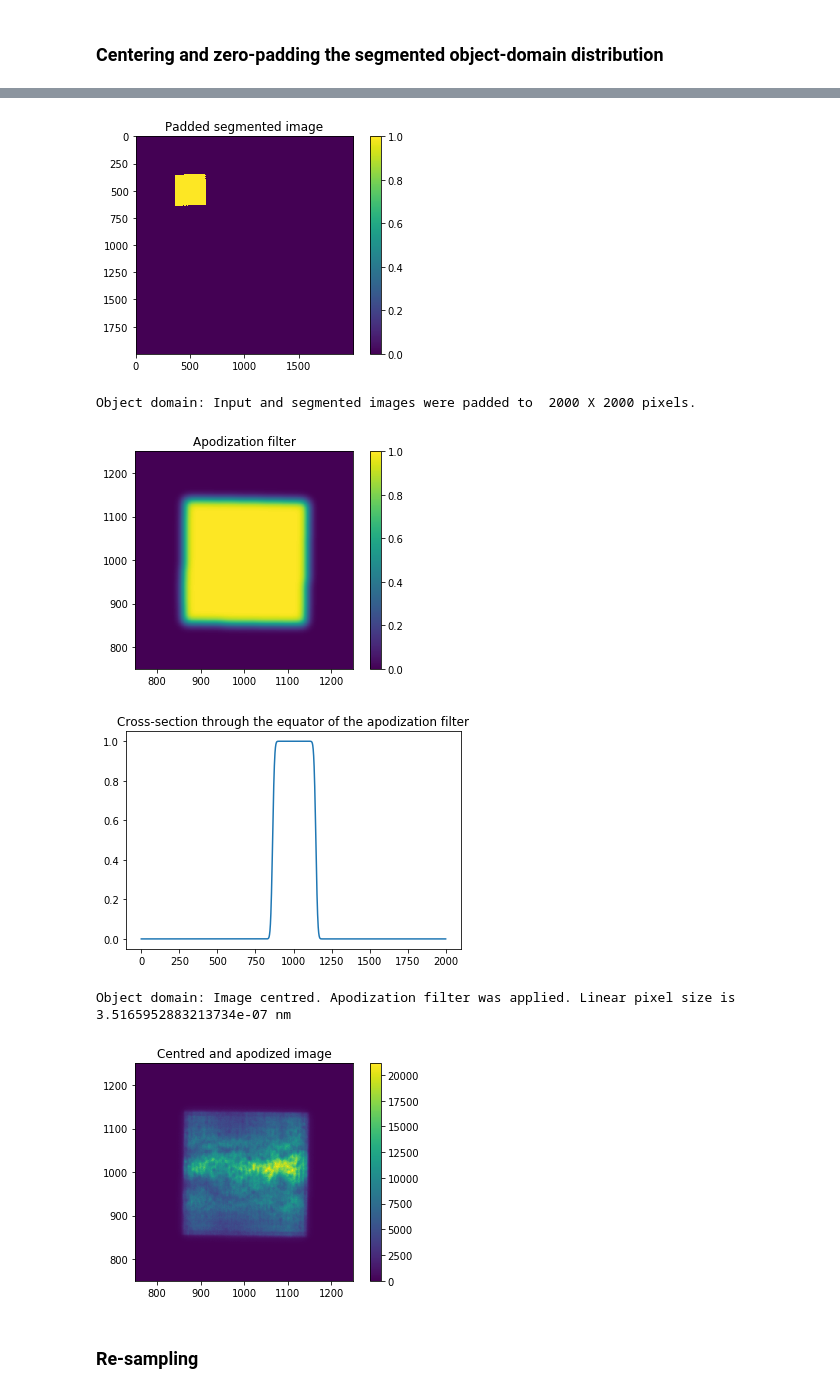
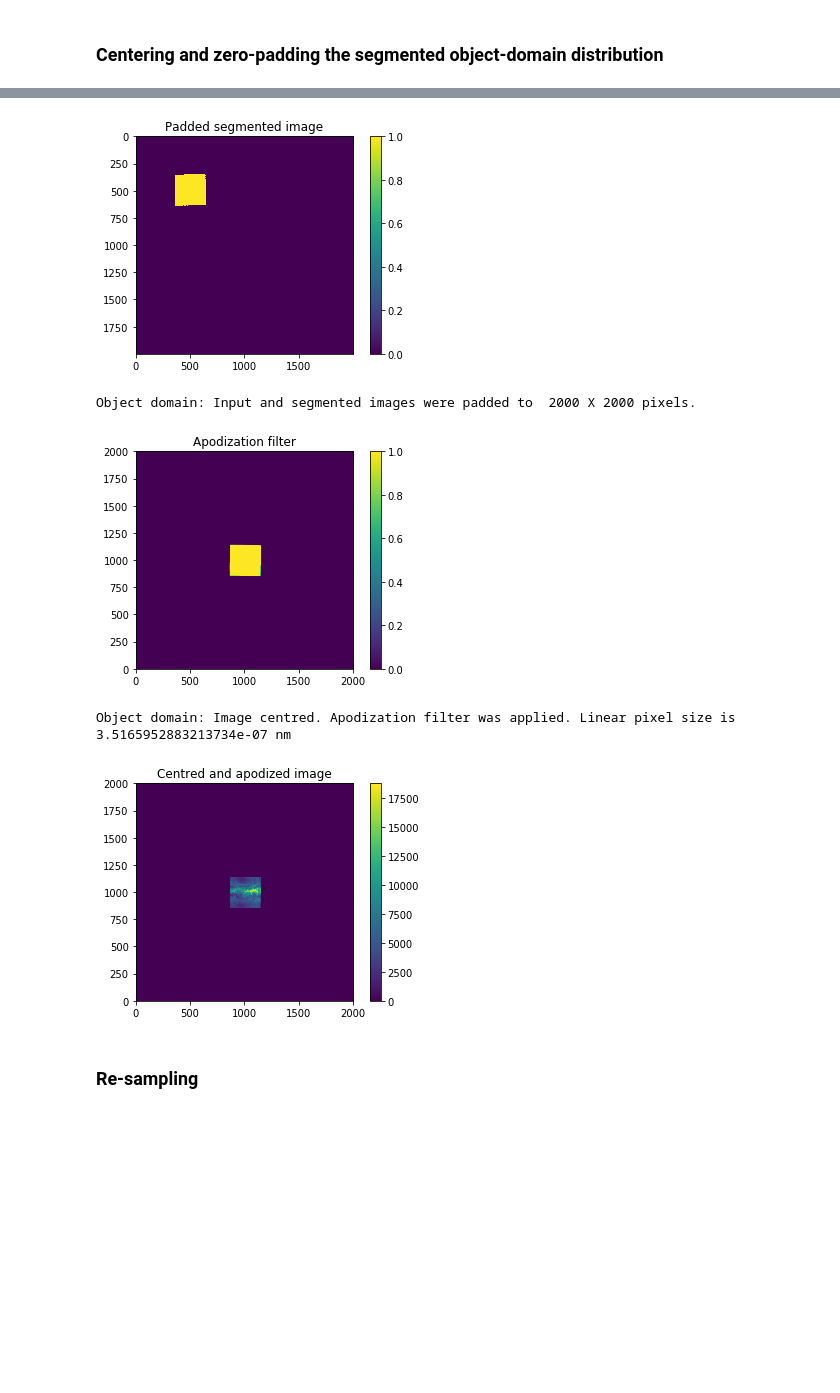
Before and after one commit to pkliui/PhaseRetrieval, a Jupyter notebook: docs/PhaseRetrieval.ipynb, the cells around one changed output, grey strips where cells are left out. Cells and saved outputs as stored; diff of their text form; code cells hidden in the pictures; blank space fills up the shorter version.

Commit message:
updated documentation  - centre_image, resample_image parts

```diff
--- a/docs/PhaseRetrieval.ipynb
+++ b/docs/PhaseRetrieval.ipynb
@@ -425,8 +444,10 @@ print(rs.centre_image.__doc__)
         im_centroids_shift: tuple of int
             the number of pixels the centroid is  displaced w.r.t. the centre of the computational domain
 # %%
+lambd = 880e-9
+
 _ = rs.centre_image(npixels_pad = 2000,
                     apodization = True,
-                    std = 10, trunc = 10,
-                    plot_progress = True, zoom=4)
+                    std = np.floor(lambd/dr0), trunc = 3*np.floor(lambd/dr0),
+                    plot_progress = True, zoom=1)
 # %% [output]
@@ -434,9 +455,8 @@ _ = rs.centre_image(npixels_pad = 2000,
 [figure]
 Object domain: Input and segmented images were padded to  2000 X 2000 pixels.
-[figure, old version]
+[figure, new version]
+Object domain: Image centred. Apodization filter was applied. Linear pixel size is  3.5165952883213734e-07 nm
-[figure, old version]
+[figure, new version]
-Object domain: Image centred. Apodization filter was applied. Linear pixel size is  3.5165952883213734e-07 nm
-[figure, removed]
 # %% [markdown]
 ### Re-sampling <a class="anchor" id="resampling"></a>
 # %% [markdown]
```
Also changed, not shown: parts of 16 cells of this notebook.
